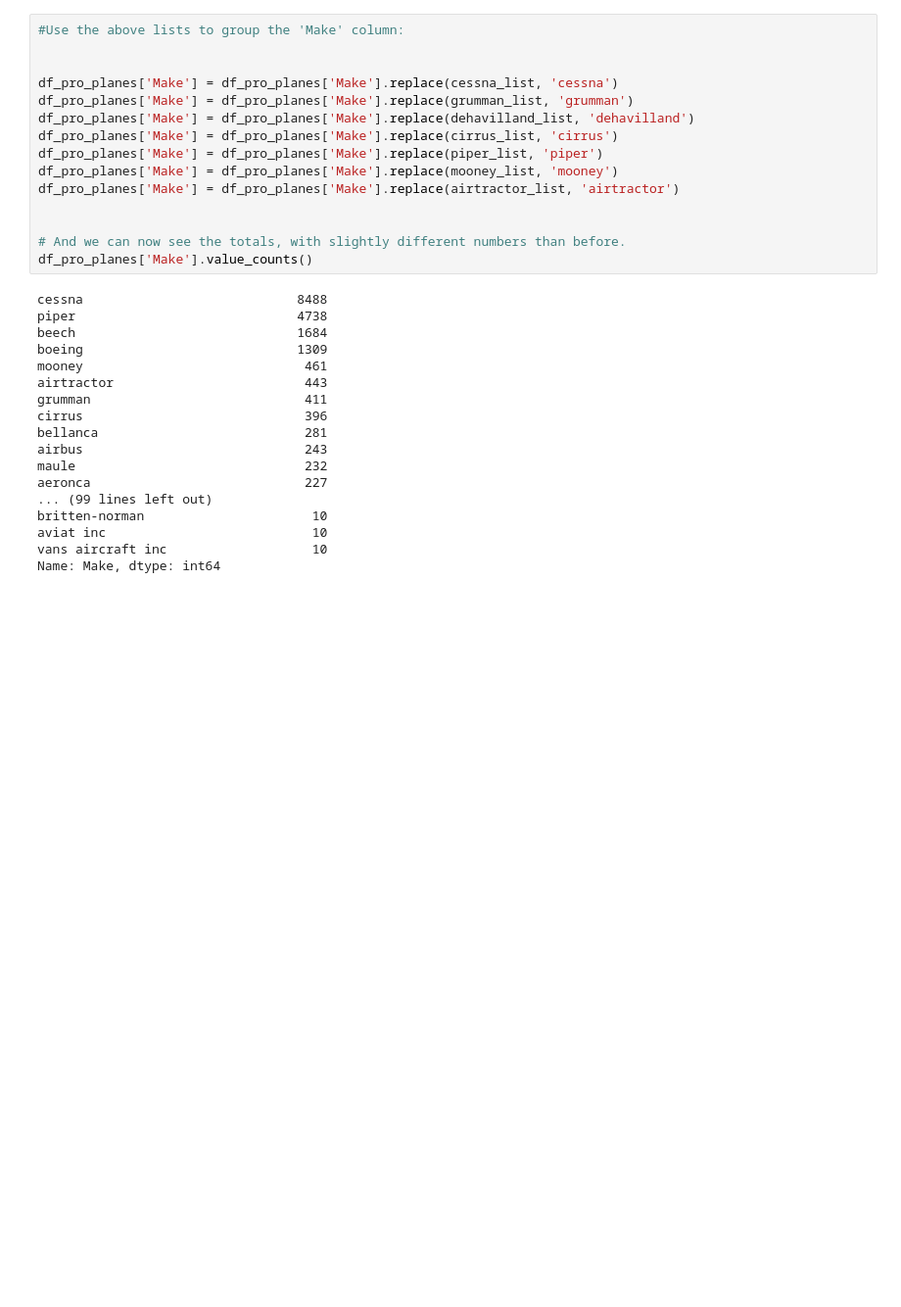
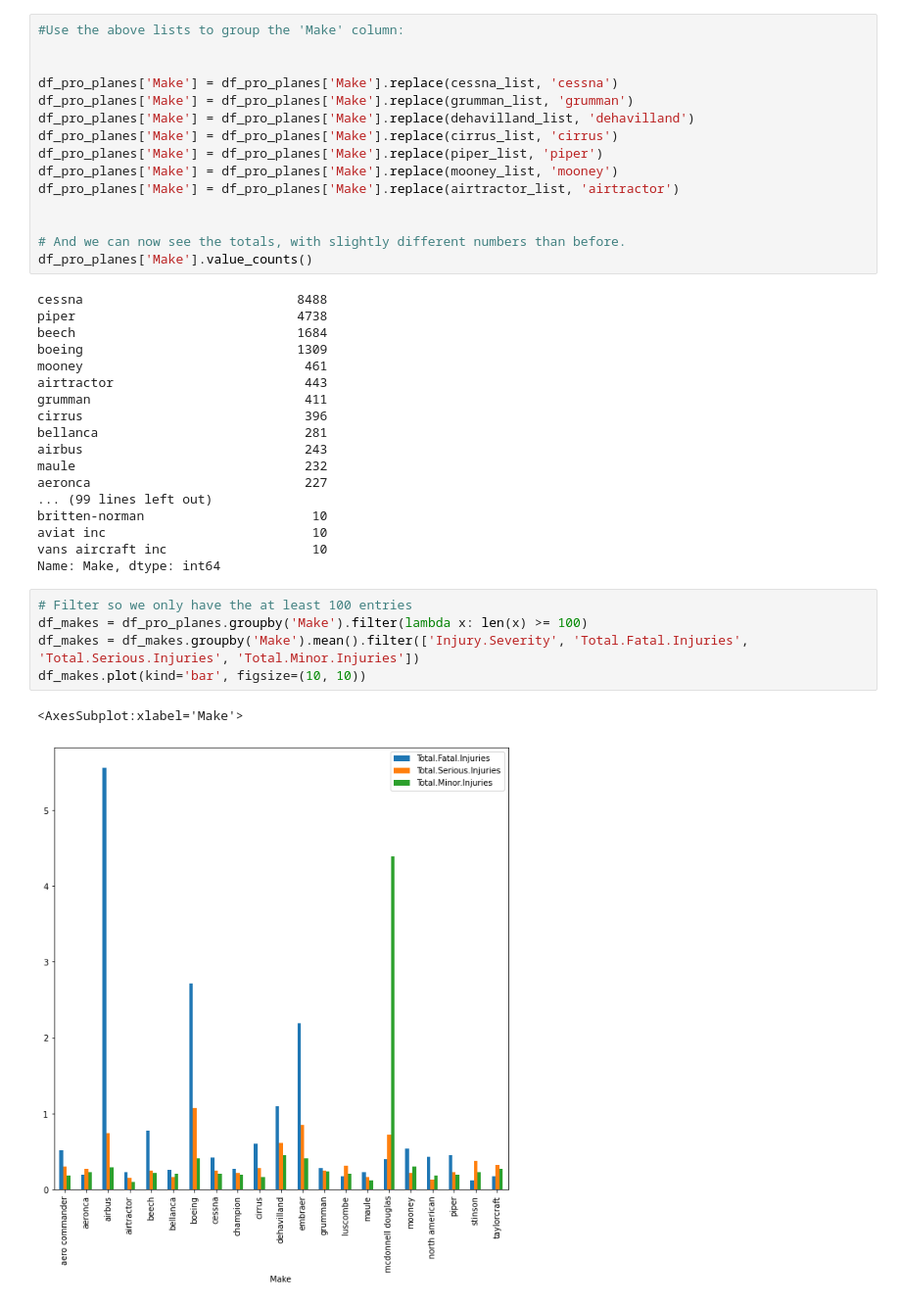
Before and after one commit to natehiatt/aviation_project, a Jupyter notebook: notebooks/nate_scratch.ipynb, the cells around one changed output. Shown: that part at 98% size. Cells and saved outputs as stored; diff of their text form; blank space fills up the shorter version.

```diff
--- a/notebooks/nate_scratch.ipynb
+++ b/notebooks/nate_scratch.ipynb
@@ -547,3 +547,11 @@ britten-norman                      10
 aviat inc                           10
 vans aircraft inc                   10
 Name: Make, dtype: int64
+# %%
+# Filter so we only have the at least 100 entries
+df_makes = df_pro_planes.groupby('Make').filter(lambda x: len(x) >= 100)
+df_makes = df_makes.groupby('Make').mean().filter(['Injury.Severity', 'Total.Fatal.Injuries', 'Total.Serious.Injuries', 'Total.Minor.Injuries'])
+df_makes.plot(kind='bar', figsize=(10, 10))
+# %% [output]
+<AxesSubplot:xlabel='Make'>
+[figure, added]
```
